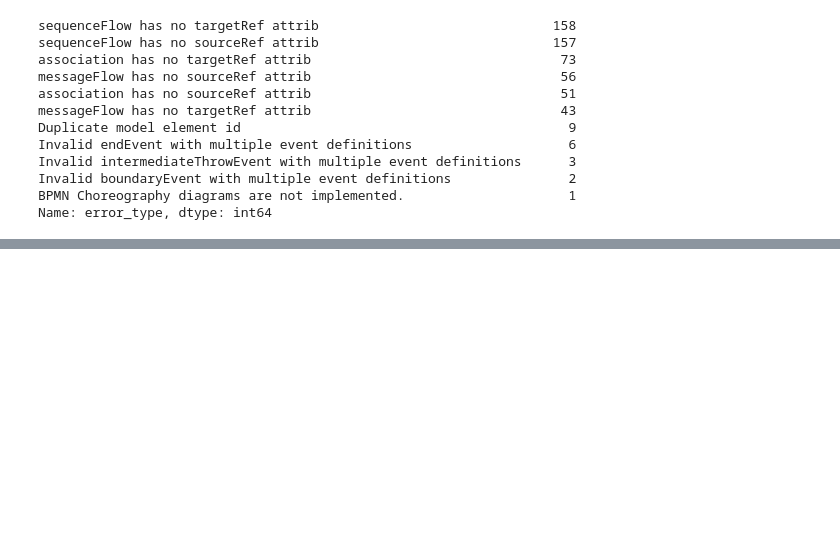
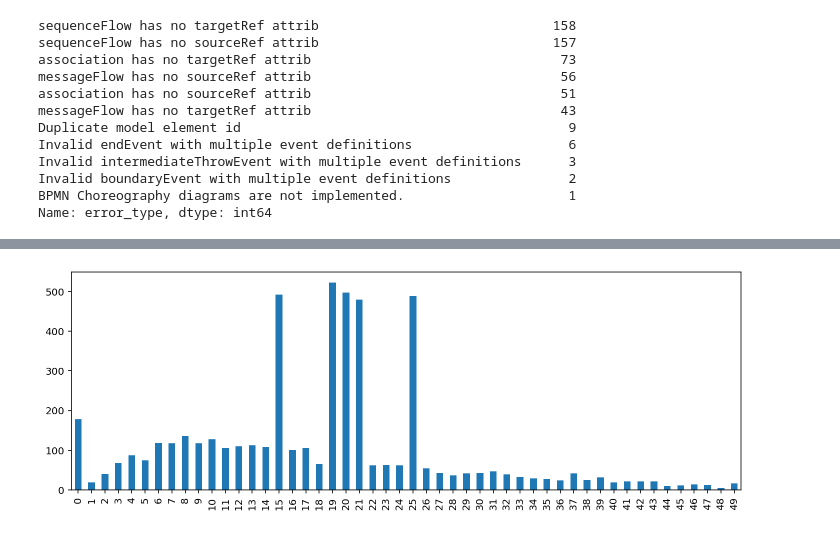
Before and after one commit to dwslab/pybpmn-parser, a Jupyter notebook: notebooks/sap-sam.ipynb, the cells around one changed output, grey strips where cells are left out. Cells and saved outputs as stored; diff of their text form; code cells hidden in the pictures; blank space fills up the shorter version.

```diff
--- a/notebooks/sap-sam.ipynb
+++ b/notebooks/sap-sam.ipynb
@@ -93,0 +107,5 @@ dtype: int64
+# %%
+plt.figure(figsize=(12,4))
+df_no_err.edges.value_counts().reindex(np.arange(50)).plot.bar(ax=plt.gca());
+# %% [output]
+[figure, added]
```
Also changed, not shown: parts of 10 cells of this notebook, 1 other file.
